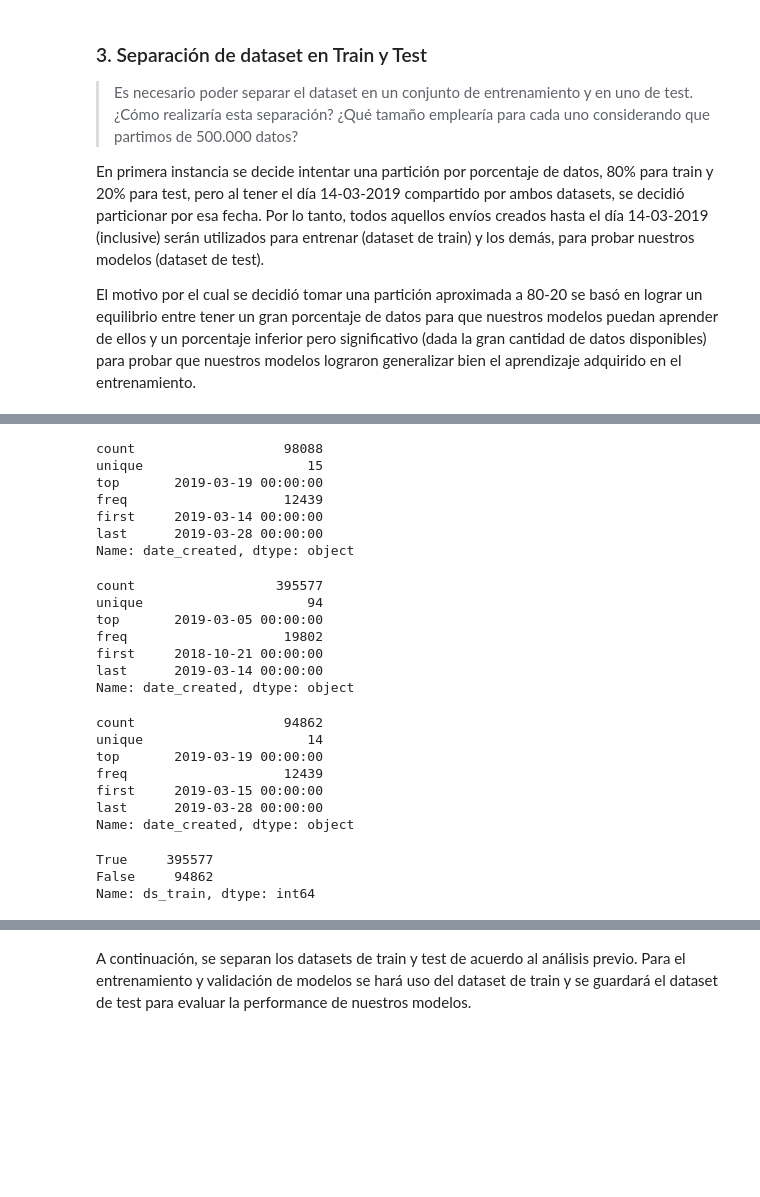
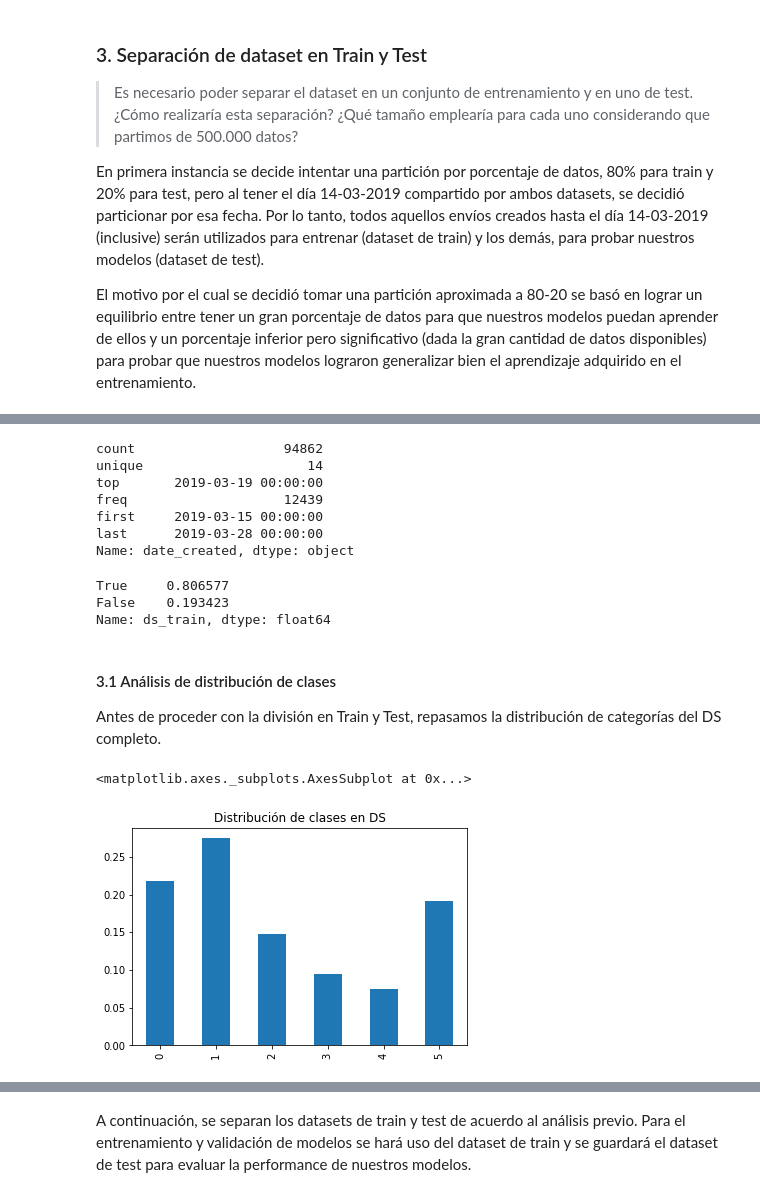
Before and after one commit to NSalina/diplodatos_2019, a Jupyter notebook: mentoria_envios/Practico3_IAA_Mentoria_cuando_llega.ipynb, the cells around one changed output, grey strips where cells are left out. Saved outputs shown, nothing was run; the diff lists cells and outputs as text; code cells hidden in the pictures; blank space fills up the shorter version.

```diff
--- a/mentoria_envios/Practico3_IAA_Mentoria_cuando_llega.ipynb
+++ b/mentoria_envios/Practico3_IAA_Mentoria_cuando_llega.ipynb
@@ -244,48 +324,31 @@ Name: date_created, dtype: object
 # %%
-# se muestra la cantidad de envíos que quedarían en el dataset de test si se particiona con el criterio del porcentaje
-# se muestran también las fechas de los envíos que quedarían en el dataset de test
-ds.loc[train_size + 1 :,:].date_created.describe()
+# se muestra la cantidad de envíos que quedarían en el dataset de test si se particiona con el criterio de la
+# fecha. Se muestran también las fechas de los envíos que quedarían en el dataset de test
+ds[ds.date_created > threshold_date].date_created.describe()
 # %% [output]
-count                   98088
-unique                     15
+count                   94862
+unique                     14
 top       2019-03-19 00:00:00
 freq                    12439
-first     2019-03-14 00:00:00
+first     2019-03-15 00:00:00
 last      2019-03-28 00:00:00
 Name: date_created, dtype: object
-# %%
-# se define una fecha que utilizaremos como thresold para realizar la partición de datasets train y test
-threshold_date = '2019-03-14'
-# se muestra la cantidad de envíos que quedarían en el dataset de train si se particiona con el criterio de la fecha
-# se muestran también las fechas de los envíos que quedarían en el dataset de train
-ds[ds.date_created <= threshold_date].date_created.describe()
-# %% [output]
-count                  395577
-unique                     94
-top       2019-03-05 00:00:00
-freq                    19802
-first     2018-10-21 00:00:00
-last      2019-03-14 00:00:00
-Name: date_created, dtype: object
-# %%
-# se muestra la cantidad de envíos que quedarían en el dataset de test si se particiona con el criterio de la fecha
-# se muestran también las fechas de los envíos que quedarían en el dataset de test
-ds[ds.date_created > threshold_date].date_created.describe()
-# %% [output]
-count                   94862
-unique                     14
-top       2019-03-19 00:00:00
-freq                    12439
-first     2019-03-15 00:00:00
-last      2019-03-28 00:00:00
-Name: date_created, dtype: object
 # %%
 # una vez adoptado un criterio, el de la fecha, se genera una nueva columna para contener el indicador de a cual
 # dataset pertenece cada envío y se muestran los procentajes finales de cada dataset.
 ds.loc[ds.date_created <= threshold_date, 'ds_train'] = True
 ds.loc[ds.date_created > threshold_date, 'ds_train'] = False
-ds['ds_train'].value_counts(normalize=False)
+ds['ds_train'].value_counts(normalize=True)
 # %% [output]
-True     395577
-False     94862
-Name: ds_train, dtype: int64
+True     0.806577
+False    0.193423
+Name: ds_train, dtype: float64
+# %% [markdown]
+#### 3.1 Análisis de distribución de clases
+
+Antes de proceder con la división en Train y Test, repasamos la distribución de categorías del DS completo.
+# %%
+ds[TARGET_ID].value_counts(normalize=True,sort=False).plot(kind='bar',title='Distribución de clases en DS')
+# %% [output]
+<matplotlib.axes._subplots.AxesSubplot at 0x...>
+[figure, added]
```
Also changed, not shown: parts of 143 cells of this notebook.
